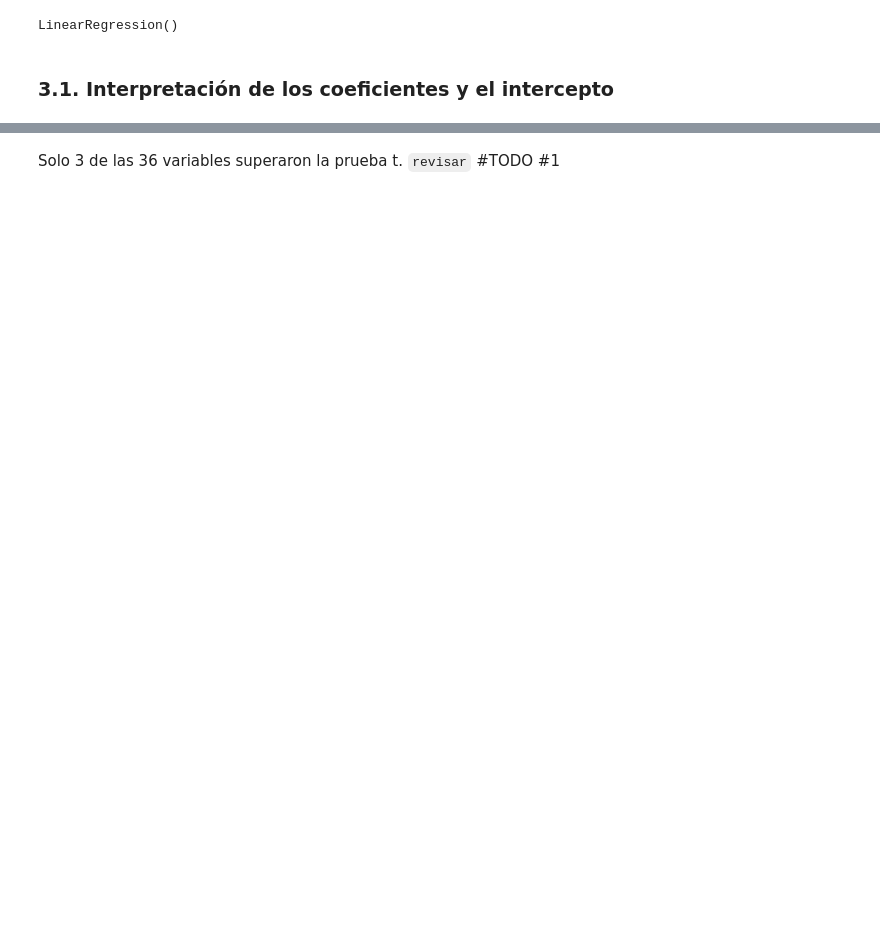
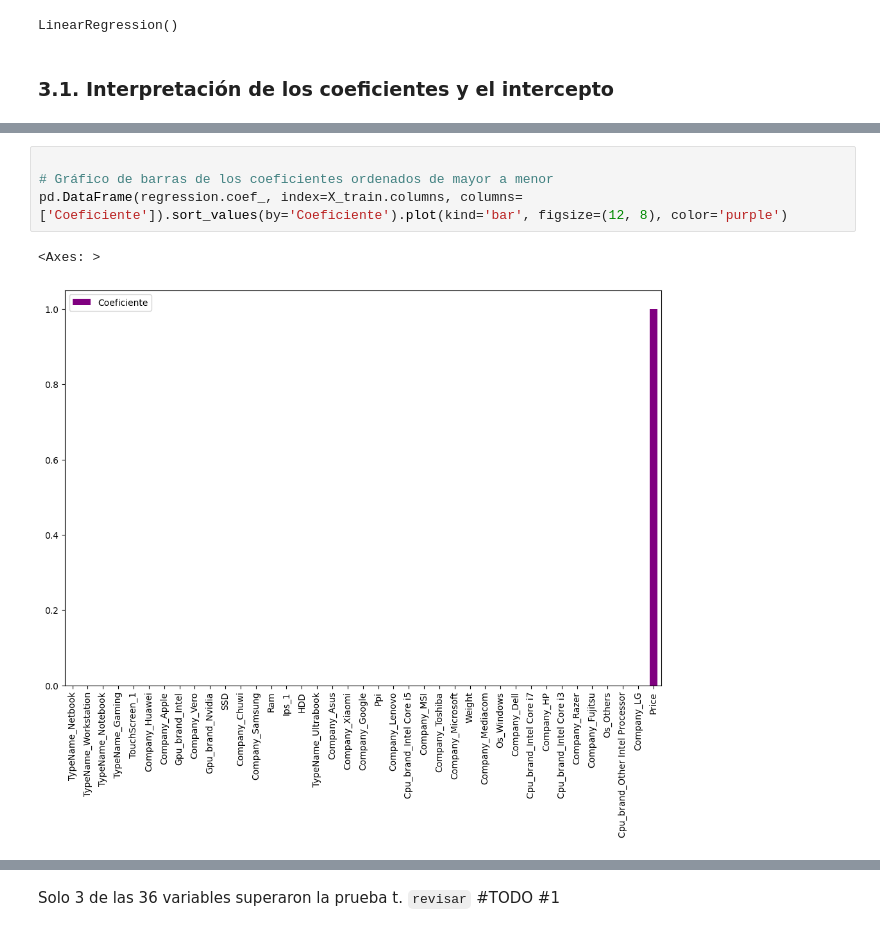
Before and after one commit to ddummann/BI-202302-1, a Jupyter notebook: Lab2/MainNotebook.ipynb, the cells around one changed output, grey strips where cells are left out. Drawn from its saved outputs; the diff is of its cells as text; blank space fills up the shorter version.

```diff
--- a/Lab2/MainNotebook.ipynb
+++ b/Lab2/MainNotebook.ipynb
@@ -733,3 +736,10 @@ regression.intercept_
+# %%
+
+# Gráfico de barras de los coeficientes ordenados de mayor a menor
+pd.DataFrame(regression.coef_, index=X_train.columns, columns=['Coeficiente']).sort_values(by='Coeficiente').plot(kind='bar', figsize=(12, 8), color='purple')
+# %% [output]
+<Axes: >
+[figure, added]
 # %%
 # Prueba de significancia individual de las variables.
 # Se utiliza el p-value para determinar si la variable es significativa o no
```
Also changed, not shown: parts of 18 cells of this notebook.
